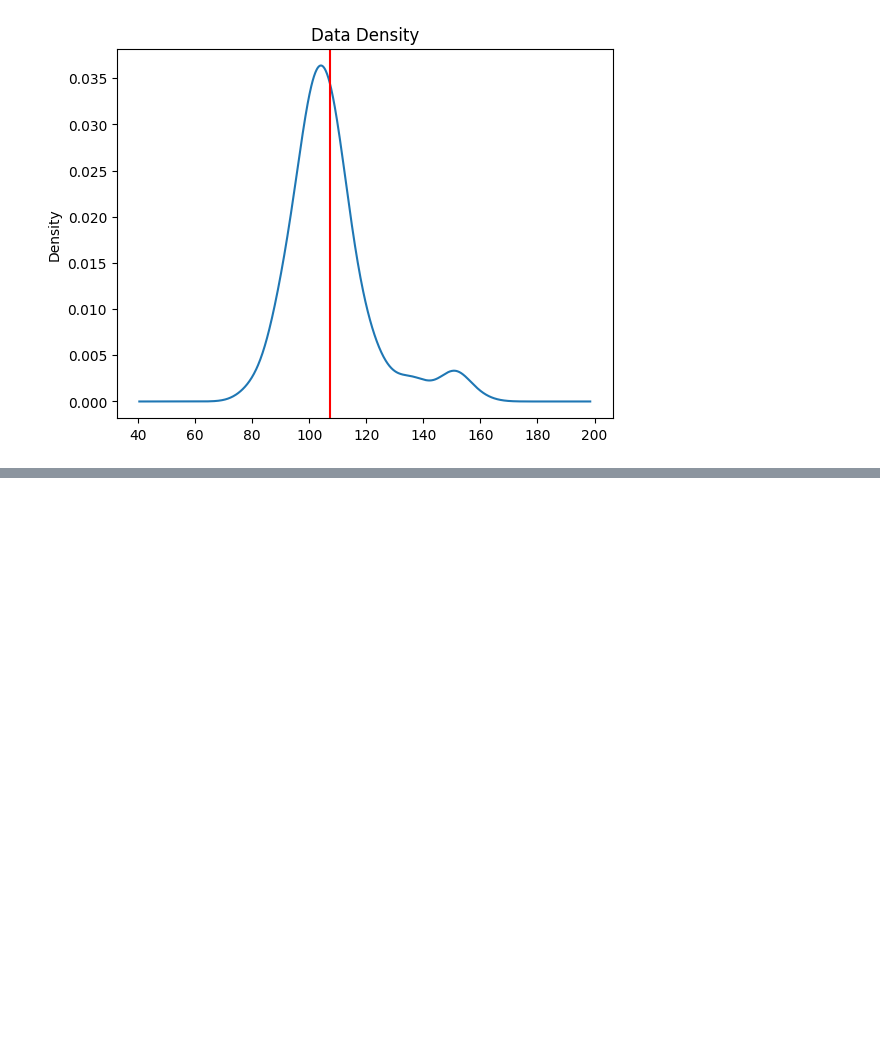
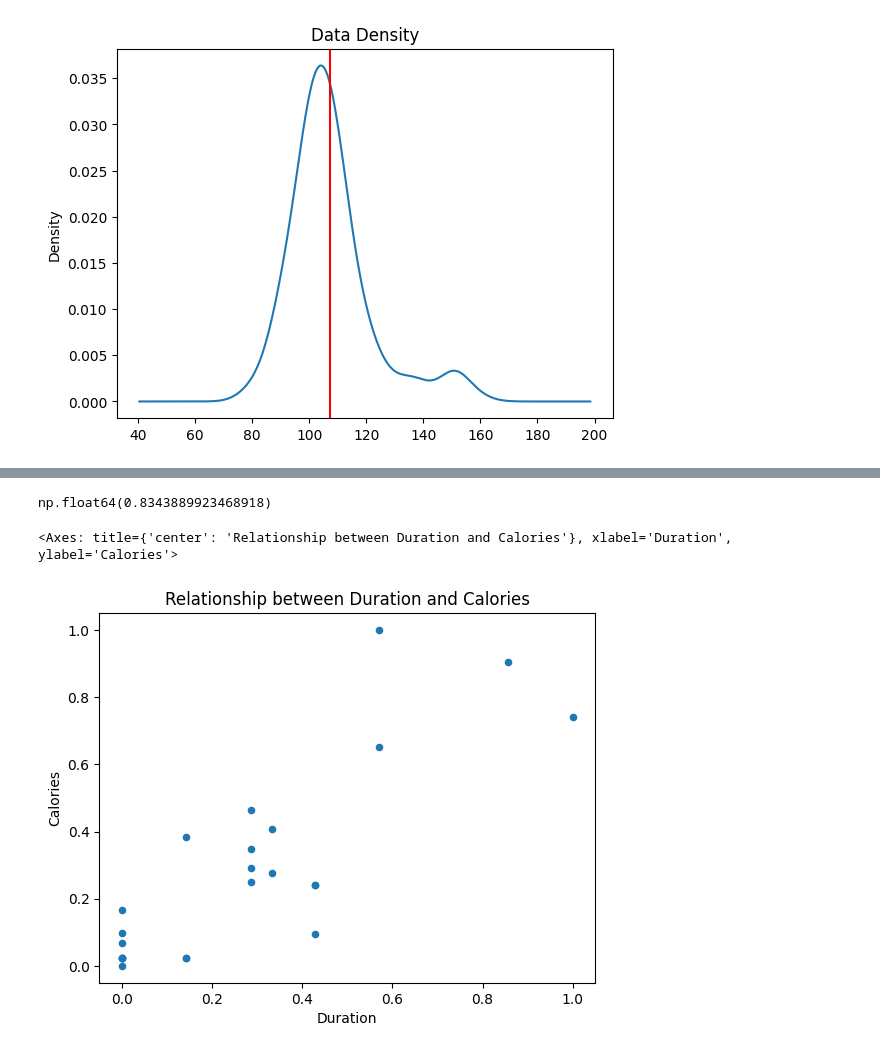
Before and after one commit to hibaadil/explore_data_python, a Jupyter notebook: calaries.ipynb, the cells around one changed output, grey strips where cells are left out. Cells and saved outputs as stored; diff of their text form; code cells hidden in the pictures; blank space fills up the shorter version.

```diff
--- a/calaries.ipynb
+++ b/calaries.ipynb
@@ -95,0 +175,9 @@ veriance
+# %%
+df_normalized.Calories.corr(df_normalized.Duration)
+# %% [output]
+np.float64(0.8343889923468918)
+# %%
+df_normalized.plot.scatter(title= 'Relationship between Duration and Calories', x='Duration', y="Calories")
+# %% [output]
+<Axes: title={'center': 'Relationship between Duration and Calories'}, xlabel='Duration', ylabel='Calories'>
+[figure, added]
```
Also changed, not shown: parts of 10 cells of this notebook.
